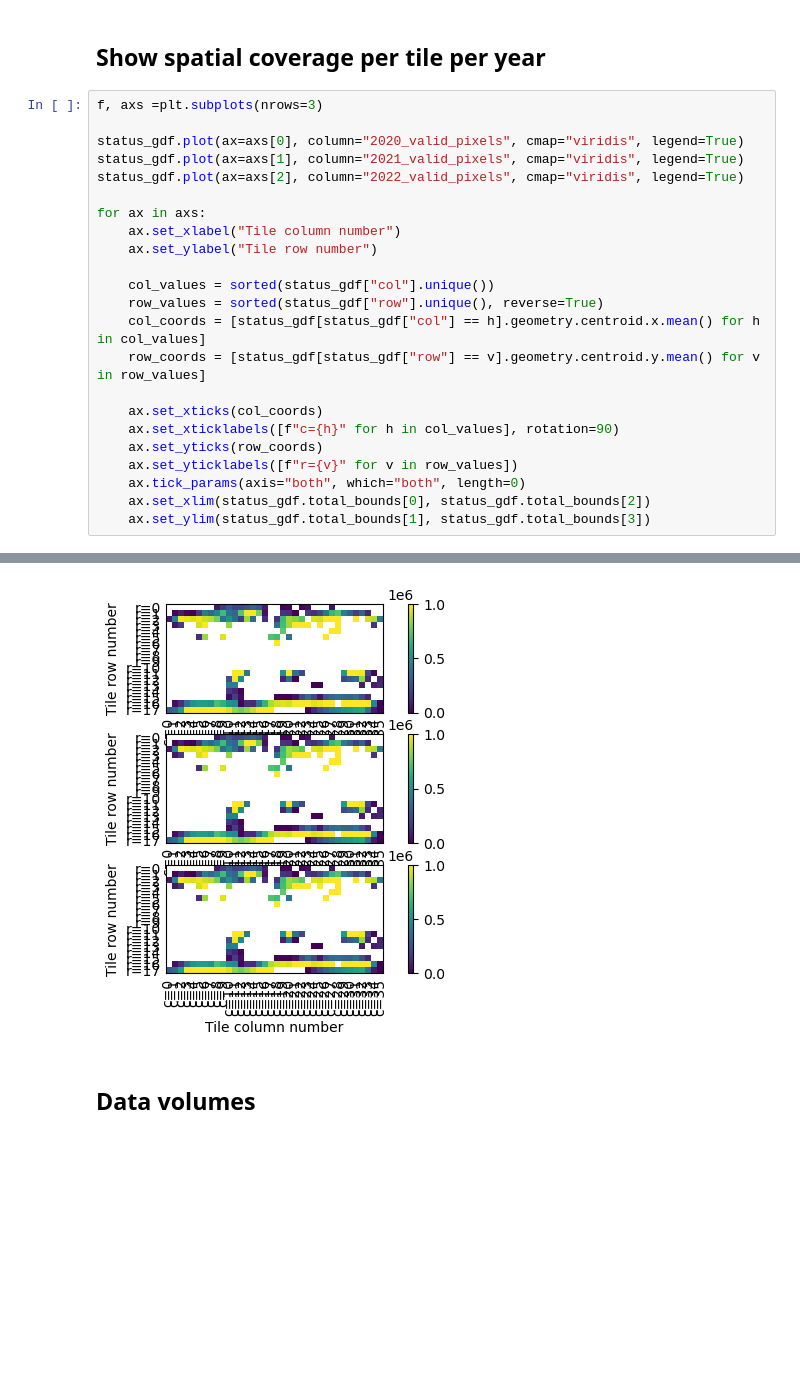
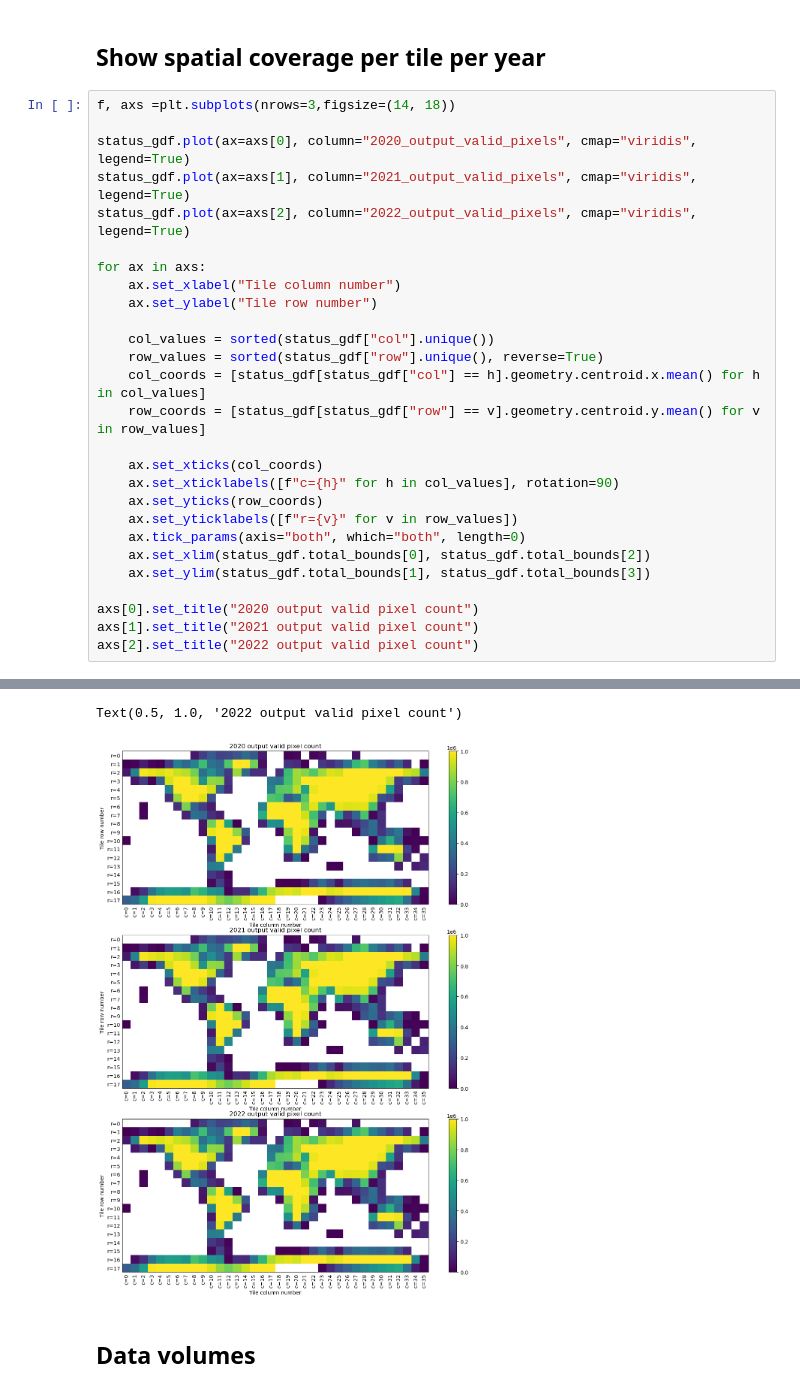
Before and after one commit to egagli/icechunk_github_actions_demo, a Jupyter notebook: notebooks/02_processing_status.ipynb, the cells around one changed output, grey strips where cells are left out. Cells and saved outputs as stored; diff of their text form; blank space fills up the shorter version.

```diff
--- a/notebooks/02_processing_status.ipynb
+++ b/notebooks/02_processing_status.ipynb
@@ -168,11 +147,11 @@ Unprocessed tiles (row, col):
 # %% [markdown]
 ## Show spatial coverage per tile per year
 # %%
-f, axs =plt.subplots(nrows=3)
+f, axs =plt.subplots(nrows=3,figsize=(14, 18))
 
-status_gdf.plot(ax=axs[0], column="2020_valid_pixels", cmap="viridis", legend=True)
-status_gdf.plot(ax=axs[1], column="2021_valid_pixels", cmap="viridis", legend=True)
-status_gdf.plot(ax=axs[2], column="2022_valid_pixels", cmap="viridis", legend=True)
+status_gdf.plot(ax=axs[0], column="2020_output_valid_pixels", cmap="viridis", legend=True)
+status_gdf.plot(ax=axs[1], column="2021_output_valid_pixels", cmap="viridis", legend=True)
+status_gdf.plot(ax=axs[2], column="2022_output_valid_pixels", cmap="viridis", legend=True)
 
 for ax in axs:
     ax.set_xlabel("Tile column number")
@@ -181,34 +160,39 @@ for ax in axs:
     col_values = sorted(status_gdf["col"].unique())
     row_values = sorted(status_gdf["row"].unique(), reverse=True)
     col_coords = [status_gdf[status_gdf["col"] == h].geometry.centroid.x.mean() for h in col_values]
     row_coords = [status_gdf[status_gdf["row"] == v].geometry.centroid.y.mean() for v in row_values]
 
     ax.set_xticks(col_coords)
     ax.set_xticklabels([f"c={h}" for h in col_values], rotation=90)
     ax.set_yticks(row_coords)
     ax.set_yticklabels([f"r={v}" for v in row_values])
     ax.tick_params(axis="both", which="both", length=0)
     ax.set_xlim(status_gdf.total_bounds[0], status_gdf.total_bounds[2])
     ax.set_ylim(status_gdf.total_bounds[1], status_gdf.total_bounds[3])
+
+axs[0].set_title("2020 output valid pixel count")
+axs[1].set_title("2021 output valid pixel count")
+axs[2].set_title("2022 output valid pixel count")
 # %% [output]
   col_coords = [status_gdf[status_gdf["col"] == h].geometry.centroid.x.mean() for h in col_values]
 
   col_coords = [status_gdf[status_gdf["col"] == h].geometry.centroid.x.mean() for h in col_values]
 
   col_coords = [status_gdf[status_gdf["col"] == h].geometry.centroid.x.mean() for h in col_values]
 
   col_coords = [status_gdf[status_gdf["col"] == h].geometry.centroid.x.mean() for h in col_values]
 
   col_coords = [status_gdf[status_gdf["col"] == h].geometry.centroid.x.mean() for h in col_values]
 
   col_coords = [status_gdf[status_gdf["col"] == h].geometry.centroid.x.mean() for h in col_values]
 
 ... (307 lines left out)
 
   row_coords = [status_gdf[status_gdf["row"] == v].geometry.centroid.y.mean() for v in row_values]
 
   row_coords = [status_gdf[status_gdf["row"] == v].geometry.centroid.y.mean() for v in row_values]
+Text(0.5, 1.0, '2022 output valid pixel count')
-[figure, old version]
+[figure, new version]
 # %% [markdown]
 ## Data volumes
 # %%
```
Also changed, not shown: parts of 13 cells of this notebook, 2 other files.
